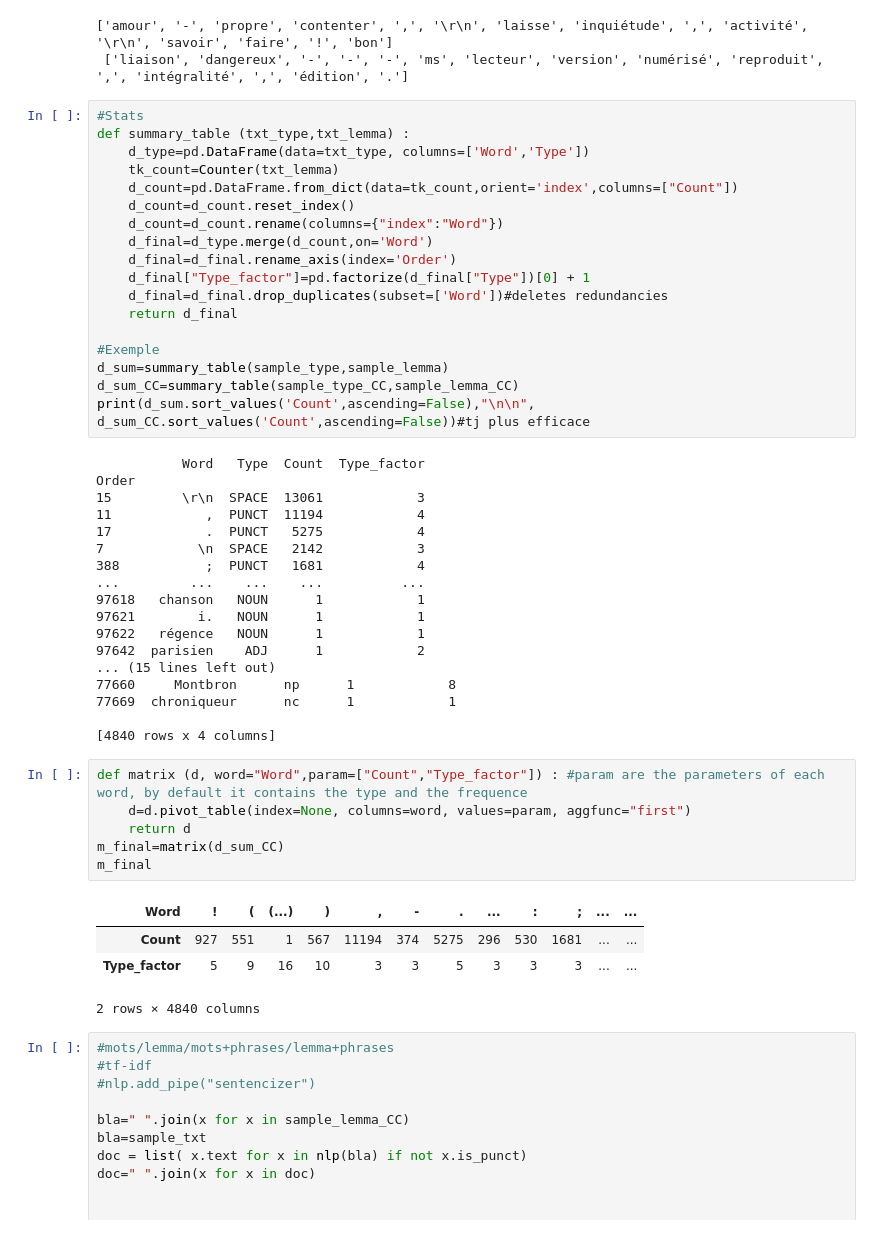
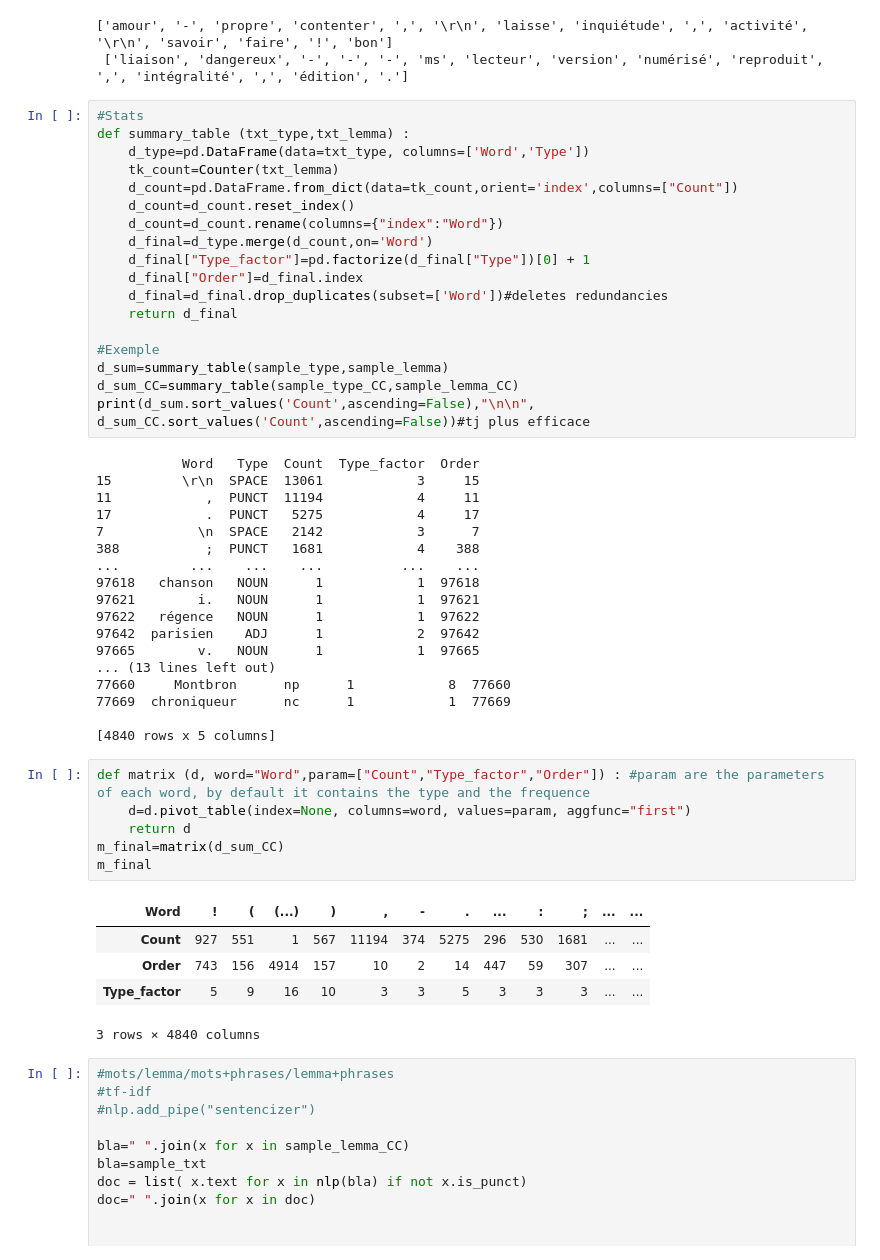
Before and after one commit to lucas-cumunel/libroguessr, a Jupyter notebook: tokenisation.ipynb, the cells around one changed output. Drawn from its saved outputs; the diff is of its cells as text.

Commit message:
including the order in the matrix

```diff
--- a/tokenisation.ipynb
+++ b/tokenisation.ipynb
@@ -68,8 +68,8 @@ def summary_table (txt_type,txt_lemma) :
     d_count=d_count.reset_index()
     d_count=d_count.rename(columns={"index":"Word"})
     d_final=d_type.merge(d_count,on='Word')
-    d_final=d_final.rename_axis(index='Order')
     d_final["Type_factor"]=pd.factorize(d_final["Type"])[0] + 1
+    d_final["Order"]=d_final.index
     d_final=d_final.drop_duplicates(subset=['Word'])#deletes redundancies
     return d_final
 
@@ -78,34 +78,35 @@ d_sum=summary_table(sample_type,sample_lemma)
 d_sum_CC=summary_table(sample_type_CC,sample_lemma_CC)
 print(d_sum.sort_values('Count',ascending=False),"\n\n", d_sum_CC.sort_values('Count',ascending=False))#tj plus efficace
 # %% [output]
-           Word   Type  Count  Type_factor
-Order
-15         \r\n  SPACE  13061            3
-11            ,  PUNCT  11194            4
-17            .  PUNCT   5275            4
-7            \n  SPACE   2142            3
-388           ;  PUNCT   1681            4
-...         ...    ...    ...          ...
-97618   chanson   NOUN      1            1
-97621        i.   NOUN      1            1
-97622   régence   NOUN      1            1
-97642  parisien    ADJ      1            2
-... (15 lines left out)
-77660     Montbron      np      1            8
-77669  chroniqueur      nc      1            1
+           Word   Type  Count  Type_factor  Order
+15         \r\n  SPACE  13061            3     15
+11            ,  PUNCT  11194            4     11
+17            .  PUNCT   5275            4     17
+7            \n  SPACE   2142            3      7
+388           ;  PUNCT   1681            4    388
+...         ...    ...    ...          ...    ...
+97618   chanson   NOUN      1            1  97618
+97621        i.   NOUN      1            1  97621
+97622   régence   NOUN      1            1  97622
+97642  parisien    ADJ      1            2  97642
+97665        v.   NOUN      1            1  97665
+... (13 lines left out)
+77660     Montbron      np      1            8  77660
+77669  chroniqueur      nc      1            1  77669
 
-[4840 rows x 4 columns]
+[4840 rows x 5 columns]
 # %%
-def matrix (d, word="Word",param=["Count","Type_factor"]) : #param are the parameters of each word, by default it contains the type and the frequence
+def matrix (d, word="Word",param=["Count","Type_factor","Order"]) : #param are the parameters of each word, by default it contains the type and the frequence
     d=d.pivot_table(index=None, columns=word, values=param, aggfunc="first")
     return d
 m_final=matrix(d_sum_CC)
 m_final
 # %% [output]
 | Word | ! | ( | (...) | ) | , | - | . | ... | : | ; | ... | ... |
 | Count | 927 | 551 | 1 | 567 | 11194 | 374 | 5275 | 296 | 530 | 1681 | ... | ... |
+| Order | 743 | 156 | 4914 | 157 | 10 | 2 | 14 | 447 | 59 | 307 | ... | ... |
 | Type_factor | 5 | 9 | 16 | 10 | 3 | 3 | 5 | 3 | 3 | 3 | ... | ... |
-2 rows × 4840 columns
+3 rows × 4840 columns
 # %%
 #mots/lemma/mots+phrases/lemma+phrases
 #tf-idf
```
